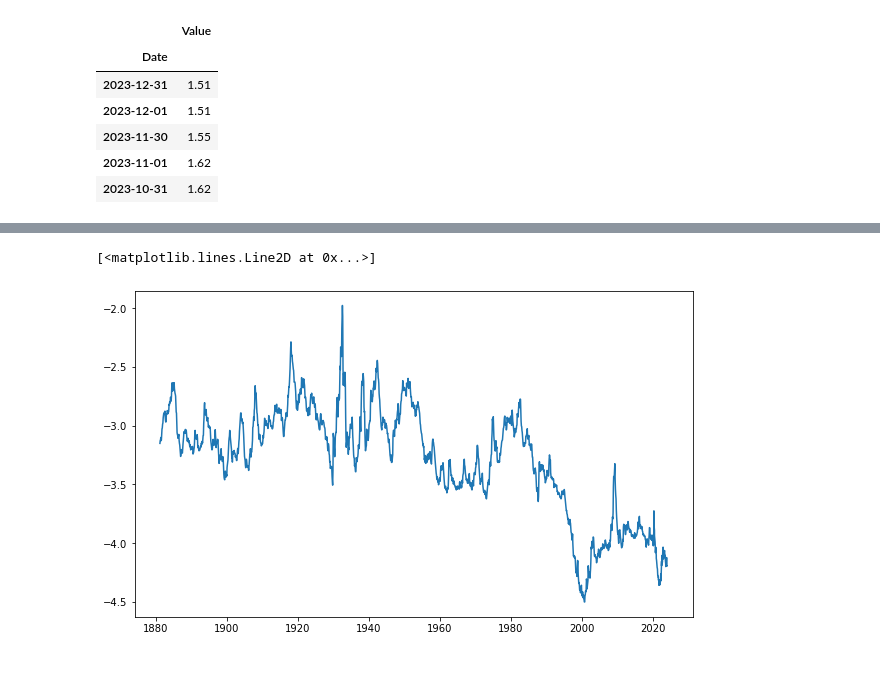
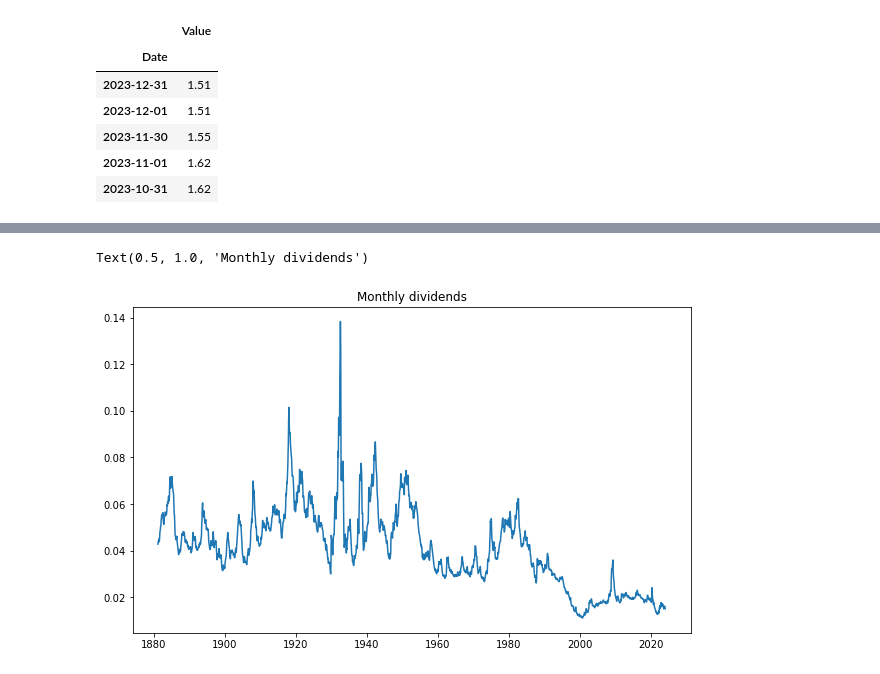
Before and after one commit to lmaksymenko/BerkeleyCourses, a Jupyter notebook: MFE230E/Assignment 5 IP.ipynb, the cells around one changed output, grey strips where cells are left out. Drawn from its saved outputs; the diff is of its cells as text; code cells hidden in the pictures.

```diff
--- a/MFE230E/Assignment 5 IP.ipynb
+++ b/MFE230E/Assignment 5 IP.ipynb
@@ -354,3 +324,17 @@ KeyError: 'NASDAQ_API_KEY'
+# %%
+symbol_1 = 'MULTPL/SP500_DIV_YIELD_MONTH'
+symbol_2 = 'MULTPL/SP500_DIV_YIELD_YEAR'
+import datetime as dt
+
+div_yield_month = web.DataReader(symbol_1, 'quandl',
+                               start='1881-01-01',
+                               end=dt.date.today(),
+                               api_key=os.getenv('API_KEY'))
+
+div_yield_year = web.DataReader(symbol_2, 'quandl',
+                               start='1881-01-01',
+                               end=dt.date.today(),
+                               api_key=os.getenv('API_KEY'))
 # %%
 div_yield_month.head()
 # %% [output]
@@ -374,6 +358,7 @@ div_yield_year.head()
 # %%
 plt.figure(figsize=(10,6))
-plt.plot(np.log(div_yield_month/100))
+plt.plot(div_yield_month/100)
+plt.title('Monthly dividends')
 # %% [output]
-[<matplotlib.lines.Line2D at 0x...>]
+Text(0.5, 1.0, 'Monthly dividends')
-[figure, old version]
+[figure, new version]
```
Also changed, not shown: parts of 29 cells of this notebook, 1 other file.
